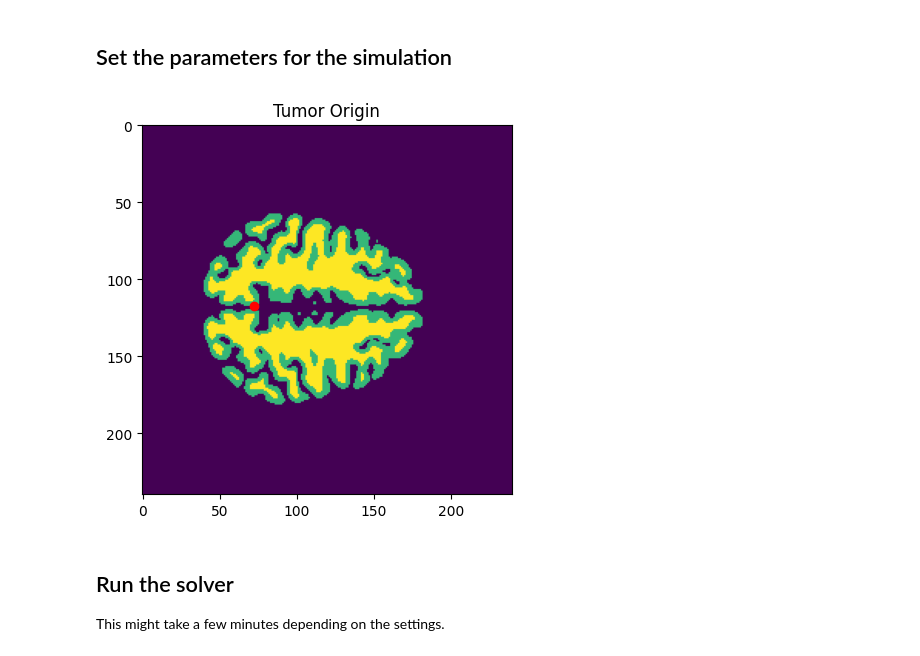
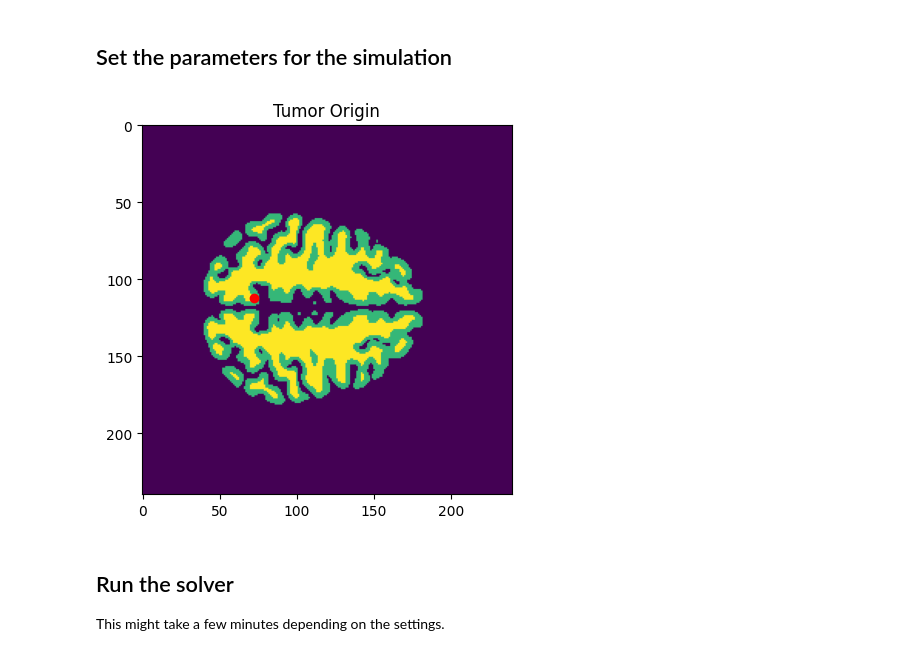
Before and after one commit to azhylka/TumorGrowthToolkit, a Jupyter notebook: FK_FOD_example.ipynb, the cells around one changed output. Drawn from its saved outputs; the diff is of its cells as text; code cells hidden in the pictures.

```diff
--- a/FK_FOD_example.ipynb
+++ b/FK_FOD_example.ipynb
@@ -23,7 +23,7 @@ from scipy.ndimage import binary_dilation
 # %%
 tissueSegmentationPath = "./dataset/sub-mni152_tissue-with-antsN4_space-sri.nii.gz"
 # tensorPath = "./dataset/HCP1065_FOD_sphere362_segmented_amps.nii.gz"
-fod_26dir_file = './dataset/HCP1065_FOD_sphere362_segmented_amps.nii.gz'
+fod_26dir_file = './dataset/hcp_regrid_segmented_amps.nii.gz'
 
 originalTissue = nib.load(tissueSegmentationPath).get_fdata()
 affine = nib.load(tissueSegmentationPath).affine
@@ -31,6 +31,7 @@ affine = nib.load(tissueSegmentationPath).affine
 #create a 3x3 tensor for each voxel
 # tissueTensor = tools.get_tensor_from_lower6(nib.load(tensorPath).get_fdata()[:,:,:,0,:])
 fod_disrtibution = nib.load(fod_26dir_file).get_fdata()
+
 
 CSFMask = originalTissue == 1 # binary_dilation(originalTissue == 1, iterations = 1)
 
@@ -53,40 +54,43 @@ rho = 0.2#2
 """x = 0.6
 y = 0.3
 z = 0.50"""
-x = 0.49
+x = 0.47
 y = 0.30
 z = 0.7
 
 init_scale = 0.1
 resolution_factor = 1# 0.6#1
 stoppingVolume =  15000
 parameters = {
     'Dw': dw,          # maximum diffusion coefficient
     'rho': rho,        # Proliferation rate
     'diffusionTensors': fod_disrtibution, # diffusion tissue map as shown above
     'diffusionTensorExponent': 1, # exponent for the diffusion tensor, 1.0 for linear relationship
-    'diffusionEllipsoidScaling':1,#21.713178343886213,
+    'diffusionEllipsoidScaling': 1, #21.713178343886213,
     'NxT1_pct': x,    # tumor position [%]
     'NyT1_pct': y,
     'NzT1_pct': z,
     'init_scale': init_scale, #scale of the initial gaussian
     'resolution_factor': resolution_factor, #resultion scaling for calculations
     'verbose': True, #printing timesteps
     'time_series_solution_Nt': 64, # number of timesteps in the output
     'stopping_volume': stoppingVolume,
     'stopping_time': 1000,
+    'wm': tissue == 3,
+    'gm': tissue == 2,
+    'use_homogen_gm': True,
 }
 
 x = int(tissue.shape[0]*parameters["NxT1_pct"])
 y = int(tissue.shape[1]*parameters["NyT1_pct"])
 z = int(tissue.shape[2]*parameters["NzT1_pct"])
 
 plt.imshow(tissue[:,:,z])
 plt.scatter(y,x, c='r')
 plt.title("Tumor Origin")
 plt.show()
 # %% [output]
-[figure, old version]
+[figure, new version]
 # %% [markdown]
 ## Run the solver
 This might take a few minutes depending on the settings.
```
Also changed, not shown: parts of 4 cells of this notebook, 4 other files.
